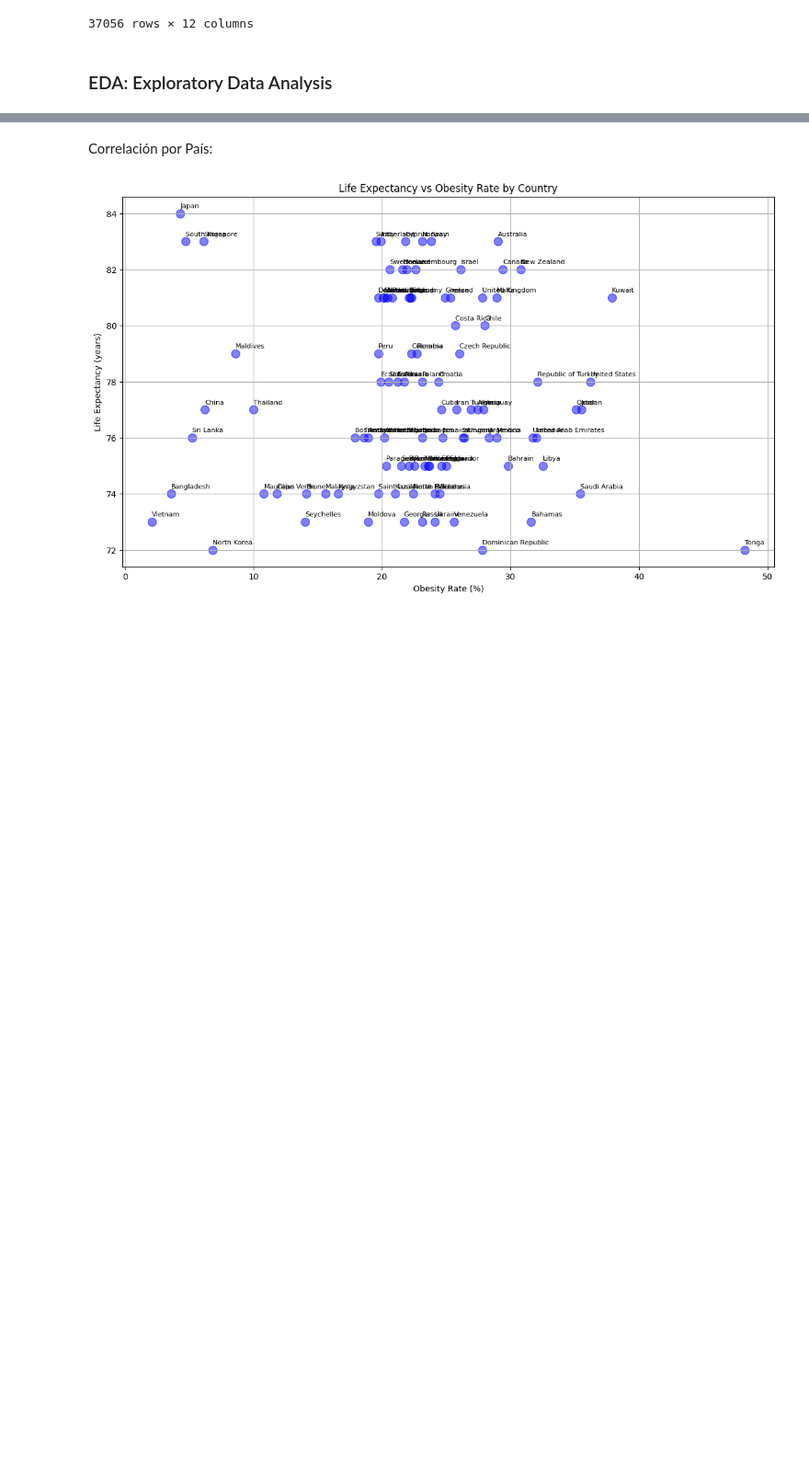
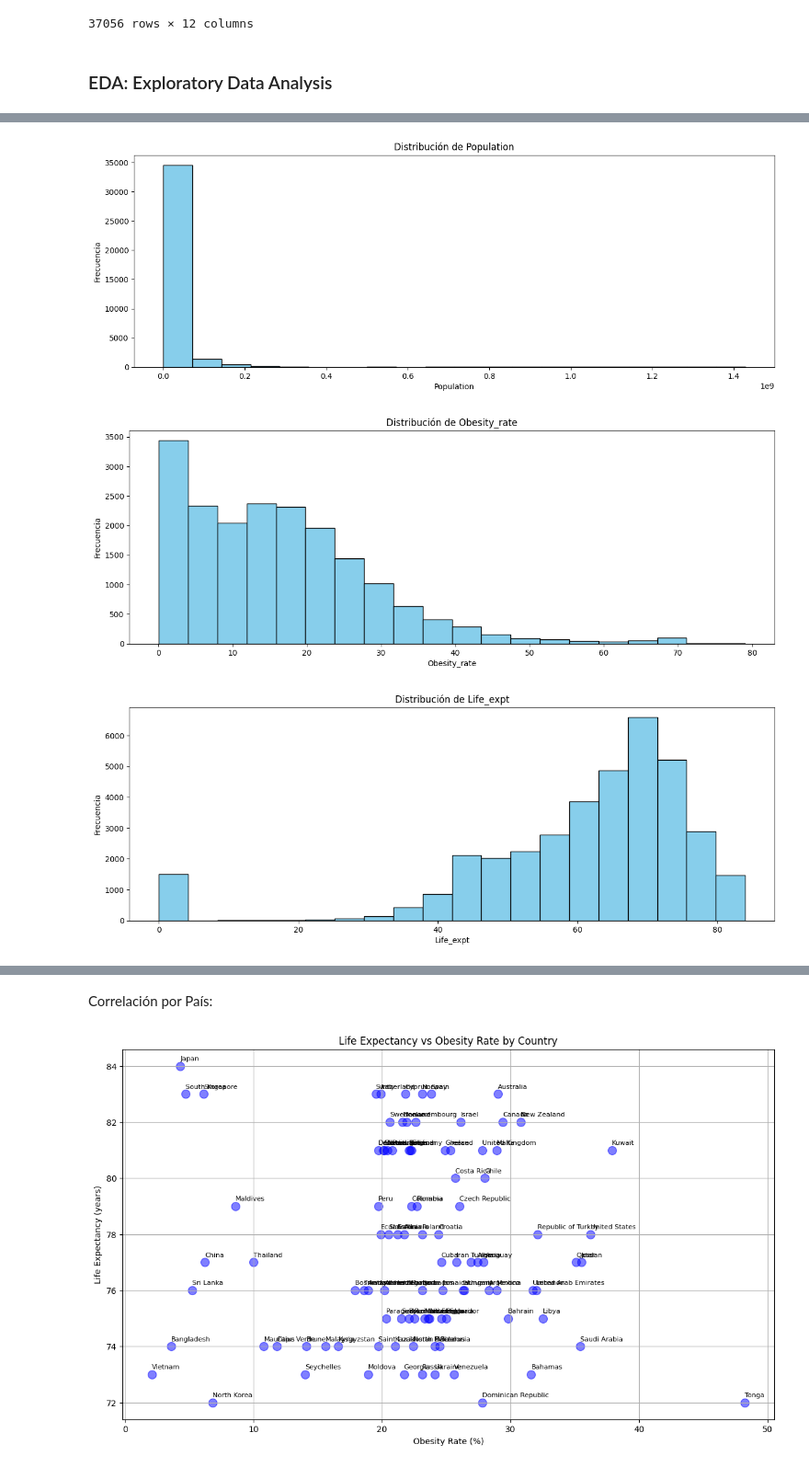
Before and after one commit to MouraAnalyst/EDA_Corr_tranning, a Jupyter notebook: EspVida_vs_Obesid.ipynb, the cells around one changed output, grey strips where cells are left out. Shown at 92% size. Drawn from its saved outputs; the diff is of its cells as text; code cells hidden in the pictures; blank space fills up the shorter version.

Commit message:
Finalización análisis variables indivuduales

```diff
--- a/EspVida_vs_Obesid.ipynb
+++ b/EspVida_vs_Obesid.ipynb
@@ -486,0 +570,13 @@ df_main.to_csv("df_main.csv")
+# %%
+# Selección de las columnas KPI que deseas analizar
+kpi_columns = ['Population', 'Obesity_rate', 'Life_expt']
+
+# Calcular las medidas estadísticas básicas para cada columna
+for col in kpi_columns:
+    print(f"\nAnálisis para {col}:")
+    print(f"Media: {df_main[col].mean()}")
+    print(f"Mediana: {df_main[col].median()}")
+    print(f"Moda: {df_main[col].mode()[0]}")  # La moda puede tener más de un valor, aquí mostramos el primero
+    print(f"Rango: {df_main[col].max() - df_main[col].min()}")
+    print(f"Desviación Estándar: {df_main[col].std()}")
+    print(f"Varianza: {df_main[col].var()}")
@@ -486,0 +601,13 @@ df_main.to_csv("df_main.csv")
+# %%
+# Crear histogramas para cada columna
+for col in kpi_columns:
+    plt.figure(figsize=(15, 5))
+    plt.hist(df_main[col].dropna(), bins=20, color='skyblue', edgecolor='black')
+    plt.title(f'Distribución de {col}')
+    plt.xlabel(col)
+    plt.ylabel('Frecuencia')
+    plt.show()
+# %% [output]
+[figure, added]
+[figure, added]
+[figure, added]
```
Also changed, not shown: parts of 34 cells of this notebook, 3 other files.
